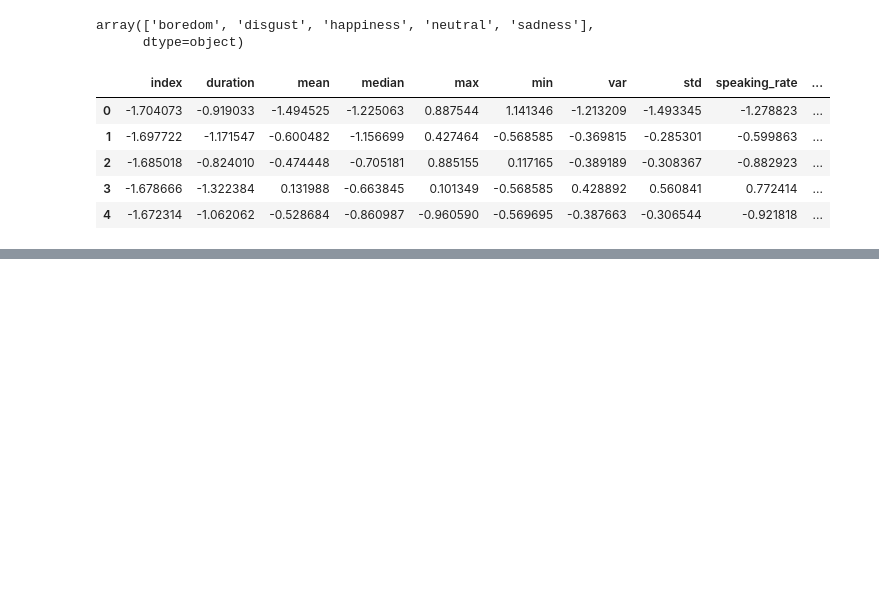
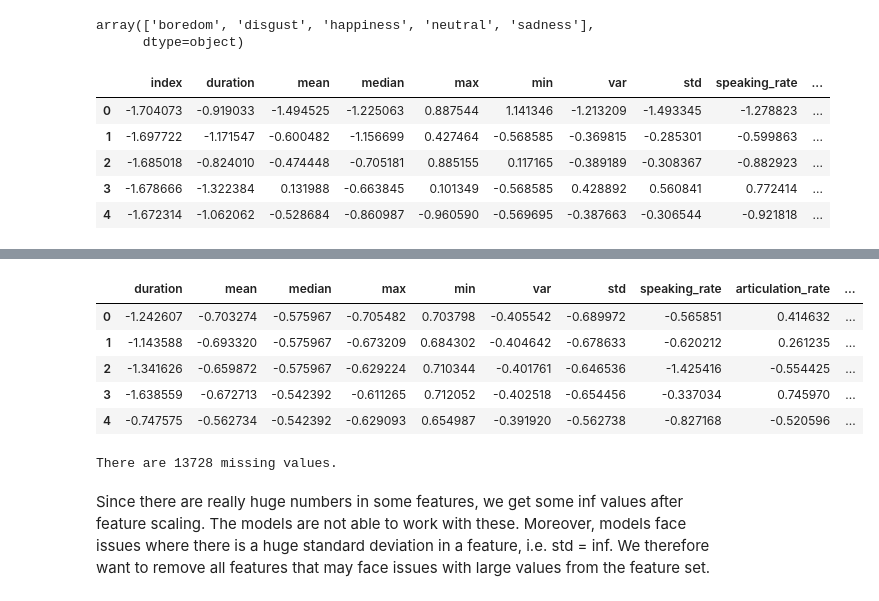
Before and after one commit to kimlindner/automatic_speech_emotion_recognition, a Jupyter notebook: notebooks/Preprocessing.ipynb, the cells around one changed output, grey strips where cells are left out. Drawn from its saved outputs; the diff is of its cells as text; code cells hidden in the pictures; blank space fills up the shorter version.

```diff
--- a/notebooks/Preprocessing.ipynb
+++ b/notebooks/Preprocessing.ipynb
@@ -155,0 +227,35 @@ df_prep.head()
+# %%
+# seperate data from target variable
+y = df['label']
+X = df.drop('label', axis=1)
+
+# choose only numerical columns
+numerics = ['int16', 'int32', 'int64', 'float16', 'float32', 'float64']
+X_prep = X.select_dtypes(include=numerics)
+
+# encode the target variable into a numeric value
+label_enc = preprocessing.LabelEncoder()
+y_prep = pd.DataFrame(label_enc.fit_transform(y), columns=['label'])
+
+# scale numerical features with StandardScaler
+scaler = preprocessing.StandardScaler()
+X_prep[X_prep.columns] = scaler.fit_transform(X_prep[X_prep.columns])
+
+# create and save preprocessed dataset
+df_prep = pd.concat([X_prep, y_prep], axis=1)
+df_prep.to_pickle('../results/df_prep_numerical_only_all_stats_ravdess.pkl')
+df_prep.head()
+# %% [output]
+|  | duration | mean | median | max | min | var | std | speaking_rate | articulation_rate | ... |
+| 0 | -1.242607 | -0.703274 | -0.575967 | -0.705482 | 0.703798 | -0.405542 | -0.689972 | -0.565851 | 0.414632 | ... |
+| 1 | -1.143588 | -0.693320 | -0.575967 | -0.673209 | 0.684302 | -0.404642 | -0.678633 | -0.620212 | 0.261235 | ... |
+| 2 | -1.341626 | -0.659872 | -0.575967 | -0.629224 | 0.710344 | -0.401761 | -0.646536 | -1.425416 | -0.554425 | ... |
+| 3 | -1.638559 | -0.672713 | -0.542392 | -0.611265 | 0.712052 | -0.402518 | -0.654456 | -0.337034 | 0.745970 | ... |
+| 4 | -0.747575 | -0.562734 | -0.542392 | -0.629093 | 0.654987 | -0.391920 | -0.562738 | -0.827168 | -0.520596 | ... |
+# %%
+# check for missing values
+print("There are {} missing values.".format(df_prep.isnull().sum().sum()))
+# %% [output]
+There are 13728 missing values.
+# %% [markdown]
+Since there are really huge numbers in some features, we get some inf values after feature scaling. The models are not able to work with these. Moreover, models face issues where there is a huge standard deviation in a feature, i.e. std = inf. We therefore want to remove all features that may face issues with large values from the feature set.
```
Also changed, not shown: parts of 29 cells of this notebook.
